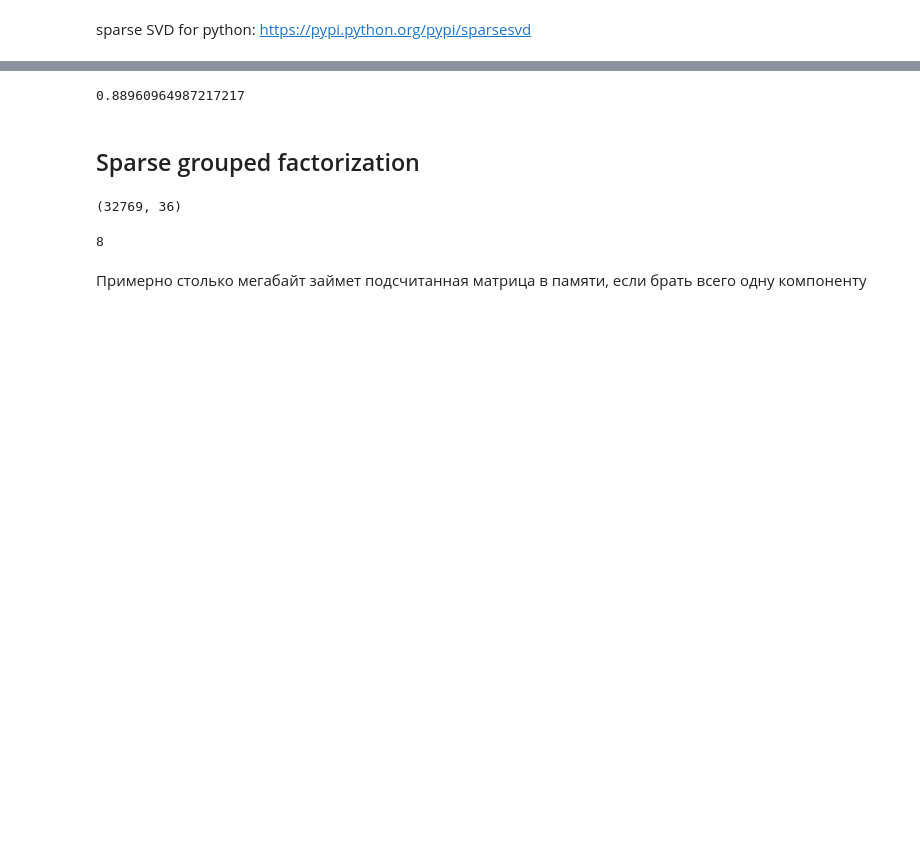
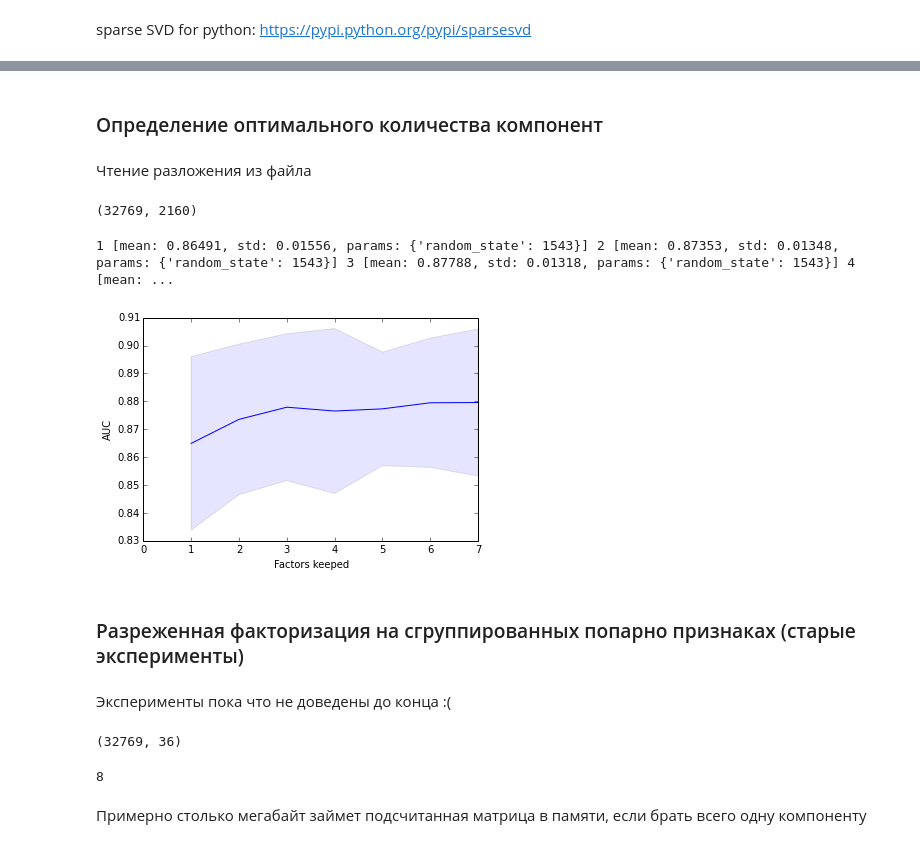
Before and after one commit to Newozz/research, a Jupyter notebook: fonarev_diploma.ipynb, the cells around one changed output, grey strips where cells are left out. Saved outputs shown, nothing was run; the diff lists cells and outputs as text; code cells hidden in the pictures; blank space fills up the shorter version.

```diff
--- a/fonarev_diploma.ipynb
+++ b/fonarev_diploma.ipynb
@@ -1553,9 +1616,28 @@ AUC (iter 5/5): 0.884271
-# %%
-np.mean(score)
-# %% [output]
-0.88960964987217217
-# %% [markdown]
-## Sparse grouped factorization
+# %% [markdown]
+### Определение оптимального количества компонент
+# %% [markdown]
+Чтение разложения из файла
+# %%
+import pickle
+X_recoded_sparse = pickle.load(open('sparse_pairs_30components.pickle'))
+print X_recoded_sparse.shape
+# %% [output]
+(32769, 2160)
+# %%
+from sklearn.ensemble import RandomForestClassifier
+scores = score_svd_model(X_recoded_sparse,
+    data_train_y,
+    RandomForestClassifier(n_estimators=100, n_jobs=3),
+    'sparse_factors_keeped_RF',
+    n_jobs=1,
+    max_components=7)
+# %% [output]
+1 [mean: 0.86491, std: 0.01556, params: {'random_state': 1543}] 2 [mean: 0.87353, std: 0.01348, params: {'random_state': 1543}] 3 [mean: 0.87788, std: 0.01318, params: {'random_state': 1543}] 4 [mean: ...
+[figure, added]
+# %% [markdown]
+### Разреженная факторизация на сгруппированных попарно признаках (старые эксперименты)
+# %% [markdown]
+Эксперименты пока что не доведены до конца :(
 # %%
 X_group2 = group_data(data_train_x, degree=2)
 X_group2.shape
```
Also changed, not shown: parts of 51 cells of this notebook.
